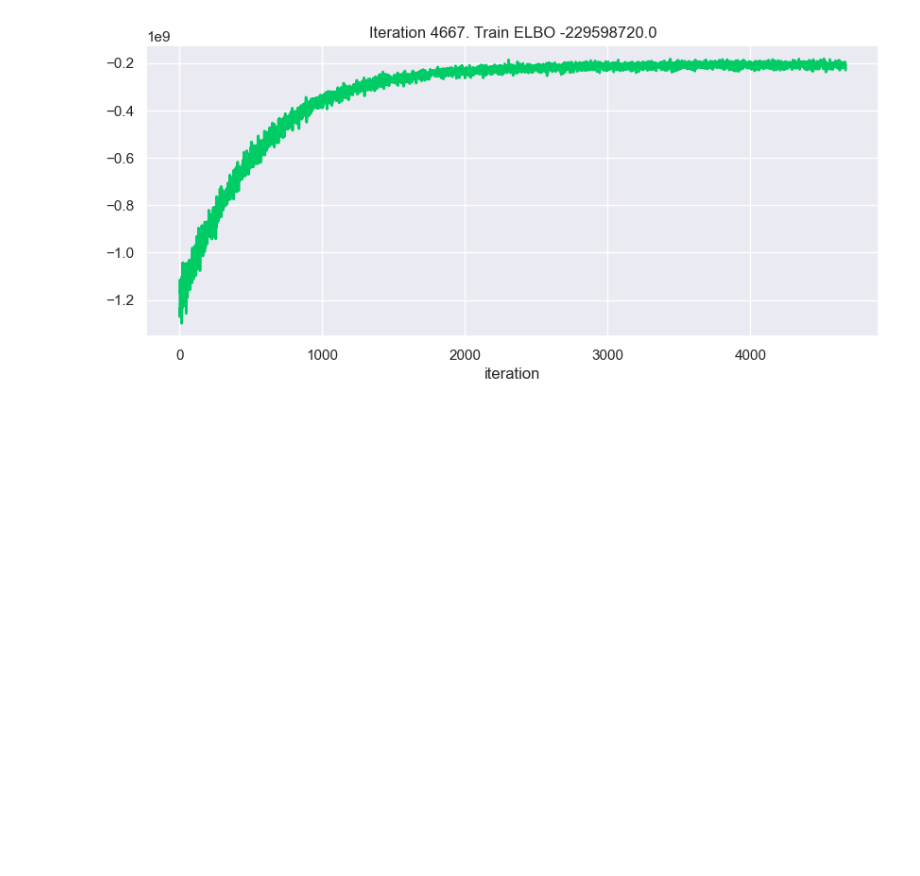
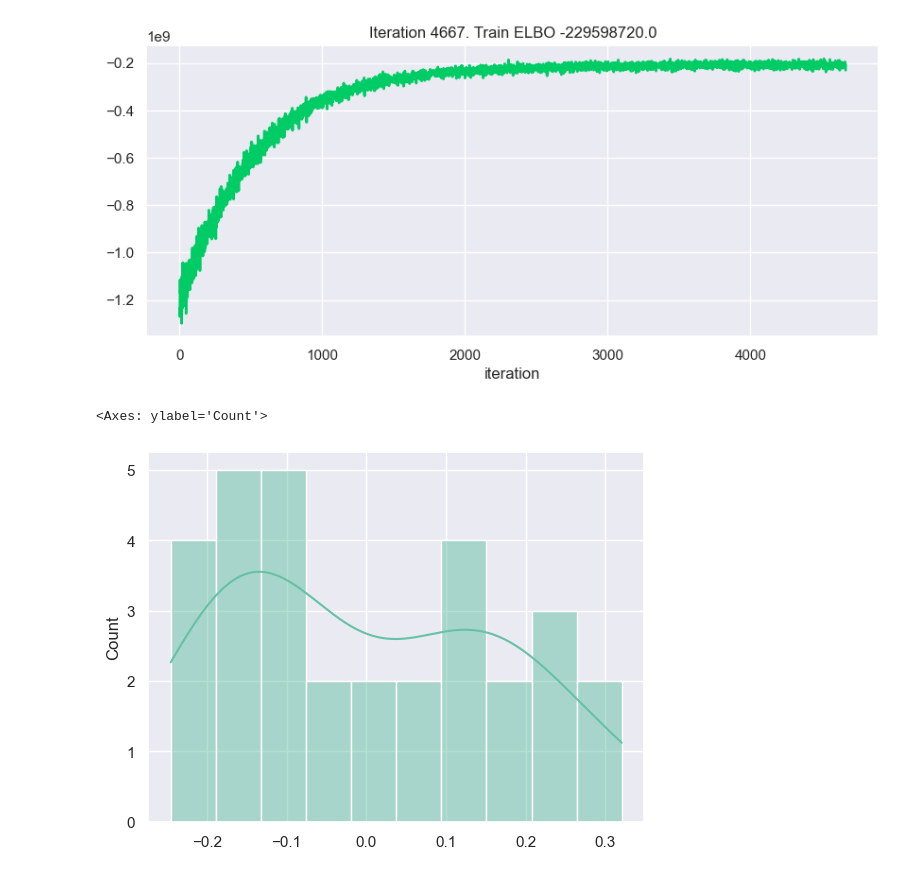
Before and after one commit to 36ova/causal_vae, a Jupyter notebook: train_SCM/zdim=10_constrained_reg/for_SCM_training_ZDIM10.ipynb, the cells around one changed output. Saved outputs shown, nothing was run; the diff lists cells and outputs as text; code cells hidden in the pictures; blank space fills up the shorter version.

```diff
--- a/train_SCM/zdim=10_constrained_reg/for_SCM_training_ZDIM10.ipynb
+++ b/train_SCM/zdim=10_constrained_reg/for_SCM_training_ZDIM10.ipynb
@@ -614,3 +614,8 @@ for epoch in tqdm(range(num_steps)):
 import pickle
 with open('params_zdim10_constrained_reg.pkl', "wb") as f:
     pickle.dump(last_params, f)
+# %%
+sns.histplot(last_params['a_Z2'].flatten(), bins=10, kde=True)
+# %% [output]
+<Axes: ylabel='Count'>
+[figure, added]
```
Also changed, not shown: 20 other files.
